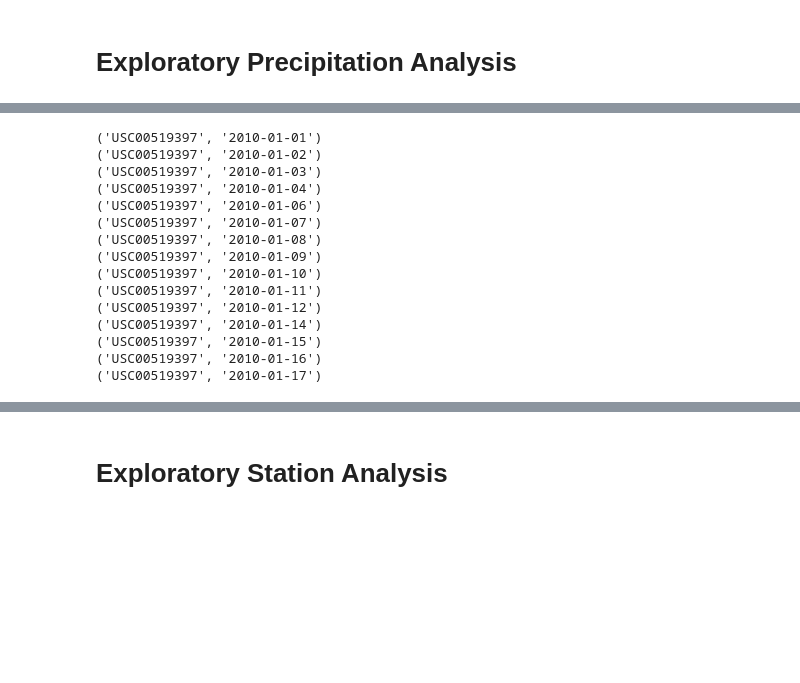
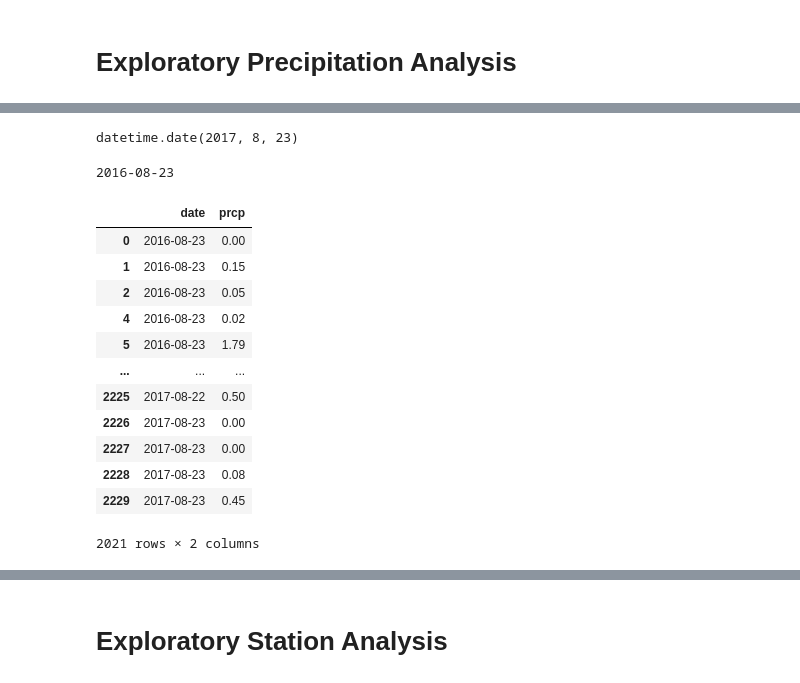
Before and after one commit to vgpass/sqlalchemy-challenge, a Jupyter notebook: SurfsUp/Instructions/climate_starter_working.ipynb, the cells around one changed output, grey strips where cells are left out. Saved outputs shown, nothing was run; the diff lists cells and outputs as text; code cells hidden in the pictures; blank space fills up the shorter version.

```diff
--- a/SurfsUp/Instructions/climate_starter_working.ipynb
+++ b/SurfsUp/Instructions/climate_starter_working.ipynb
@@ -63,20 +49,4 @@ first_row.__dict__
 # %%
 # Find the most recent date in the data set.
-for row in session.query(Measure.station, Measure.date).limit(15).all():
-    print(row)
+most_recent_date = session.query(Measure.date).order_by(Measure.date.desc()).first()
+most_recent_date
-# %% [output]
-('USC00519397', '2010-01-01')
-('USC00519397', '2010-01-02')
-('USC00519397', '2010-01-03')
-('USC00519397', '2010-01-04')
-('USC00519397', '2010-01-06')
-('USC00519397', '2010-01-07')
-('USC00519397', '2010-01-08')
-('USC00519397', '2010-01-09')
-('USC00519397', '2010-01-10')
-('USC00519397', '2010-01-11')
-('USC00519397', '2010-01-12')
-('USC00519397', '2010-01-14')
-('USC00519397', '2010-01-15')
-('USC00519397', '2010-01-16')
-('USC00519397', '2010-01-17')
@@ -83,17 +56,48 @@ for row in session.query(Measure.station, Measure.date).limit(15).all():
+# %%
+current = dt.date(2017, 8, 23)
+current
+# %% [output]
+datetime.date(2017, 8, 23)
 # %%
 # Design a query to retrieve the last 12 months of precipitation data and plot the results.
 # Starting from the most recent data point in the database.
 
 # Calculate the date one year from the last date in data set.
-
+current = dt.date(2017, 8, 23)
+current
+year_ago = current - dt.timedelta(days=365)
+print(year_ago)
 
 # Perform a query to retrieve the data and precipitation scores
-
+last_year_prcp = session.query(Measure.date, Measure.prcp).\
+    filter(Measure.date >= year_ago).\
+    filter(Measure.date <= current).\
+    order_by(Measure.date).all()
+# for x in last_year_prcp:
+#     print (x)
 
 # Save the query results as a Pandas DataFrame and set the index to the date column
-
+rain_df = pd.DataFrame(last_year_prcp)
+# rain_df.head()
+clean_rain_df = rain_df.dropna(how='any')
+clean_rain_df
+# rain_df.set_index('date', inplace=False)
 
 # Sort the dataframe by date
-
-
-# Use Pandas Plotting with Matplotlib to plot the data
+# rain_df_sort = rain_df.sort_index(ascending=True)
+# rain_df_sort.head(20)
+# %% [output]
+2016-08-23
+|  | date | prcp |
+| 0 | 2016-08-23 | 0.00 |
+| 1 | 2016-08-23 | 0.15 |
+| 2 | 2016-08-23 | 0.05 |
+| 4 | 2016-08-23 | 0.02 |
+| 5 | 2016-08-23 | 1.79 |
+| ... | ... | ... |
+| 2225 | 2017-08-22 | 0.50 |
+| 2226 | 2017-08-23 | 0.00 |
+| 2227 | 2017-08-23 | 0.00 |
+| 2228 | 2017-08-23 | 0.08 |
+| 2229 | 2017-08-23 | 0.45 |
+2021 rows × 2 columns
```
Also changed, not shown: parts of 7 cells of this notebook.
